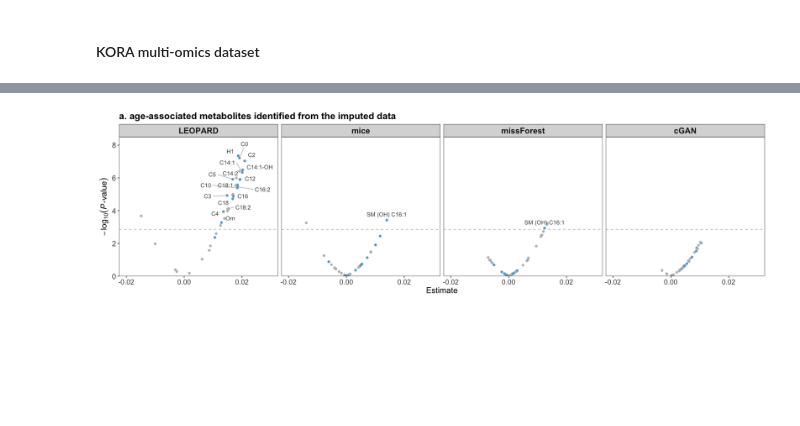
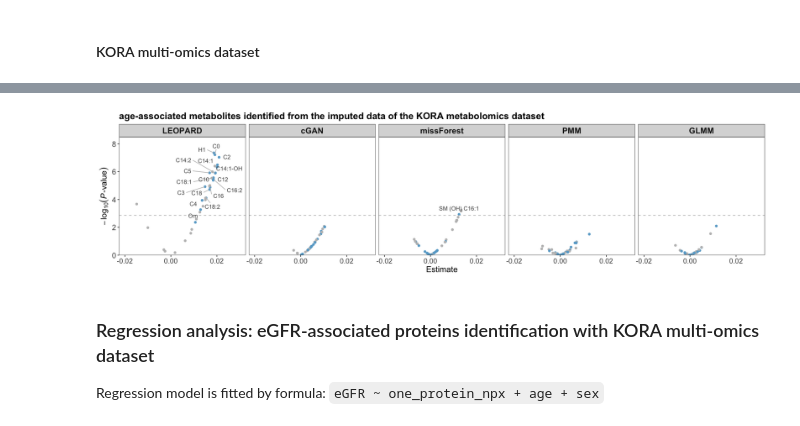
Before and after one commit to HAN-Siyu/LEOPARD, a Jupyter notebook: plot.ipynb, the cells around one changed output, grey strips where cells are left out. Cells and saved outputs as stored; diff of their text form; code cells hidden in the pictures; blank space fills up the shorter version.

```diff
--- a/plot.ipynb
+++ b/plot.ipynb
@@ -266,20 +349,21 @@ We use the following function to visualize UMAP embeddings.
 # %%
 generate_umap_plot <- function(input_plotData, point_size = 1, point_alpha = I(0.9), title = "") {
     # format method order in the plot
-    input_plotData$group  <- factor(input_plotData$group, levels = c("LEOPARD", "mice", "missForest", "cGAN"))
+    input_plotData[["group"]]  <- factor(input_plotData[["group"]],
+                                         levels = c("LEOPARD", "cGAN", "missForest", "PMM", "GLMM"))
 
     # format data source order in the plot
-    input_plotData$source <- factor(input_plotData$source,
-                                    levels = c("Observed data (t1)", "Observed data (t2)", "Imputed data (t2)"))
+    input_plotData[["source"]] <- factor(input_plotData[["source"]],
+                                         levels = c("Observed data (t1)", "Observed data (t2)", "Imputed data (t2)"))
 
     # visualize UMAP embeddings
     plot_umap <- ggplot(data = input_plotData, aes(x = V1, y = V2, color = source))+
         geom_point(shape = 16, alpha = point_alpha, size = point_size) +
         # stat_ellipse(aes(colour = source), linewidth = 0.4, alpha = 0.9, lty = 2) + # add ellipse?
         facet_wrap(~ group, scales = "fixed", nrow = 1) +
-        scale_colour_manual(values = c(pal_nejm("default")(8)[c(1)],
-                                       pal_startrek("uniform")(7)[c(2)],
-                                       pal_npg("nrc")(9)[c(3)])) +
+        scale_colour_manual(values = c(pal_nejm("default", alpha = 0.55)(1),
+                                       pal_npg("nrc", alpha = 0.55)(3)[3],
+                                       pal_npg("nrc", alpha = 0.7)(4)[4])) +
         theme_bw() +
         scale_y_continuous(expand = expansion(c(0.1, 0.1))) +
         scale_x_continuous(expand = expansion(c(0.1, 0.1))) +
@@ -353,45 +444,52 @@ We use data saved in "data/plotData" to reproduce the plots in case study sectio
 # %%
-options(repr.plot.width = 16, repr.plot.height = 4.5)
+options(repr.plot.width = 16, repr.plot.height = 4)
 options(ggrepel.max.overlaps = Inf)
 
 # load estimate and P-val data
-regression_data <- read.csv("data/plotData/caseStudy_regression.csv")
-regression_data$Method <- factor(regression_data$Method,
-                                 levels = c('LEOPARD', 'mice', 'missForest', 'cGAN'))
+regression_koraMono <- read.csv("data/plotData/caseStudy_regression_koraMono.csv")
+regression_koraMono[["Method"]] <- factor(regression_koraMono[["Method"]],
+                                          levels = c("LEOPARD", "cGAN", "missForest", "PMM", "GLMM"))
 
 # generate volcano plot
-plot_volcano <- ggplot(regression_data, aes(x = Estimate, y = -log10(P), color = Bonferroni_observedData,
-                                            label = MetaName)) +
+plot_volcano_age <- ggplot(regression_koraMono, aes(x = Estimate, y = -log10(P),
+                                                    color = Bonferroni_observedData,
+                                                    label = Response)) +
     geom_point(size = 1.5) +
     geom_hline(yintercept = (-log10(0.05/36)), linetype = 2, color = "grey") +
     scale_color_manual(values = c("grey","#67a9cf")) +
     facet_wrap(~ Method, nrow = 1, scales = "fixed") +
     labs(x = "Estimate", y = expression(-log[10](italic("P")*textstyle("-")*value))) +
-    geom_label_repel(data = regression_data[regression_data$Bonferroni_observedData & regression_data$Bonferroni,],
+    geom_label_repel(data = regression_koraMono[regression_koraMono[["Bonferroni_observedData"]] &
+                                                regression_koraMono[["Bonferroni"]],],
                      size = 3.5, color = "grey30", box.padding = 0.2, label.padding = 0.2,
                      segment.color = 'gray', segment.size = 0.5,
                      nudge_y = 0.15, label.size = NA, fill = NA, ylim = c(0,8.5)) +
     scale_x_continuous(expand = c(0.05, 0),  limits = c(-0.02, 0.03), breaks = seq(-0.02, 0.04, 0.02)) +
     scale_y_continuous(expand = c(0.0, 0.0), limits = c(0, 8.5)) +
     theme_bw() +
     theme(legend.position = 'none',
           panel.grid.minor.x = element_blank(),
           panel.grid.minor.y = element_blank(),
           panel.grid.major.x = element_blank(),
           panel.grid.major.y = element_blank(),
           plot.title   = element_text(size = 16, face = "bold"),
           axis.text.x  = element_text(size = 12),
           axis.text.y  = element_text(size = 13),
           axis.title.y = element_text(size = 14),
           axis.title.x = element_text(size = 14),
           legend.text  = element_text(size = 12, face = 'plain'),
+          strip.text   = element_text(size = 14, face = "bold"),
           legend.title = element_blank(),
           legend.background = element_blank(),
           legend.box.background = element_rect(color = "black", linewidth = 0.25),
-          legend.key = element_rect(fill = NA),
-          strip.text = element_text(size = 14, face = "bold")) +
-    ggtitle("a. age-associated metabolites identified from the imputed data")
+          legend.key = element_rect(fill = NA)) +
+    ggtitle("age-associated metabolites identified from the imputed data of the KORA metabolomics dataset")
 
-plot_volcano
+plot_volcano_age
 # %% [output]
-[figure, old version]
+[figure, new version]
+# %% [markdown]
+### Regression analysis: eGFR-associated proteins identification with KORA multi-omics dataset
+
+Regression model is fitted by formula:
+`eGFR ~ one_protein_npx + age + sex`
```
Also changed, not shown: parts of 27 cells of this notebook.
